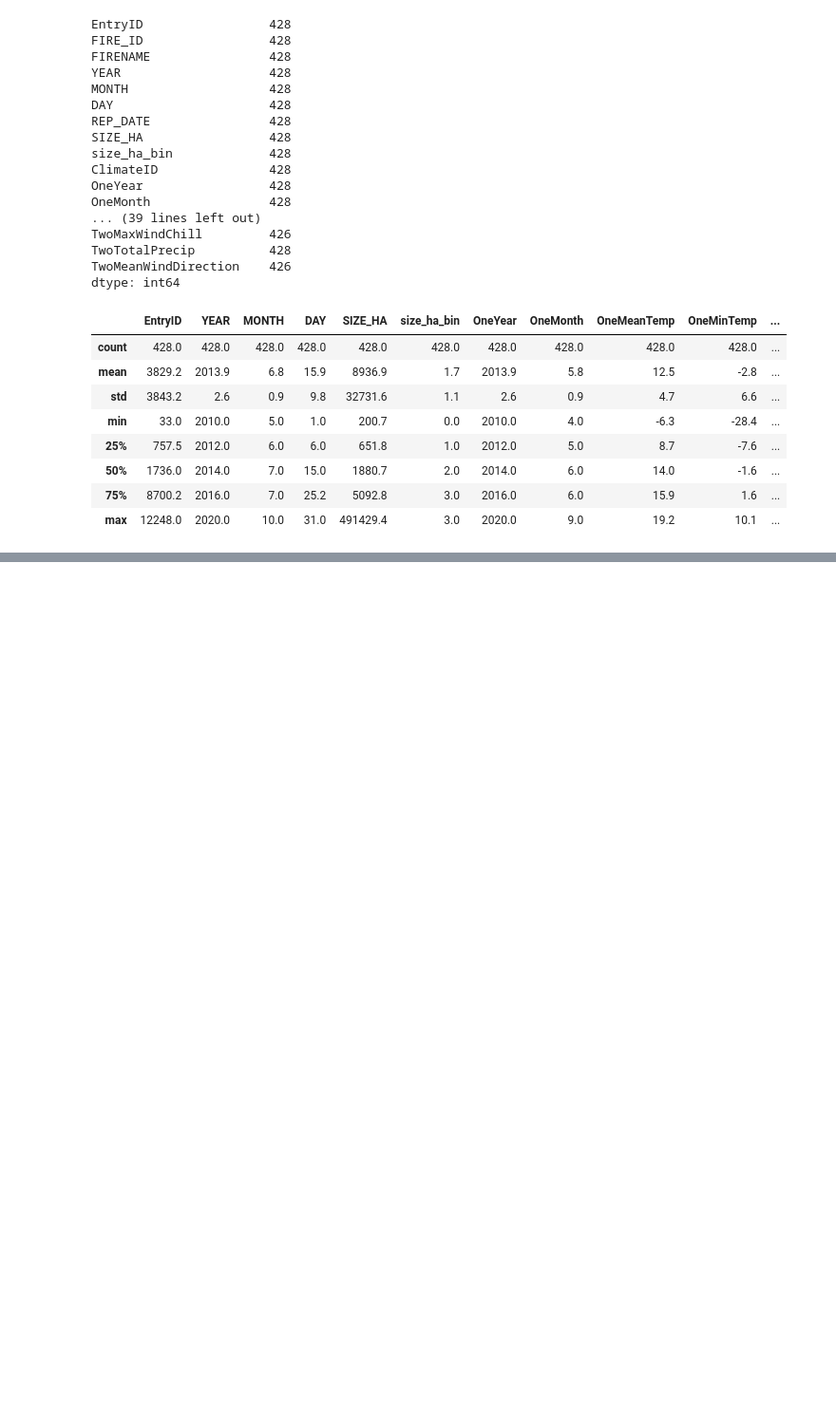
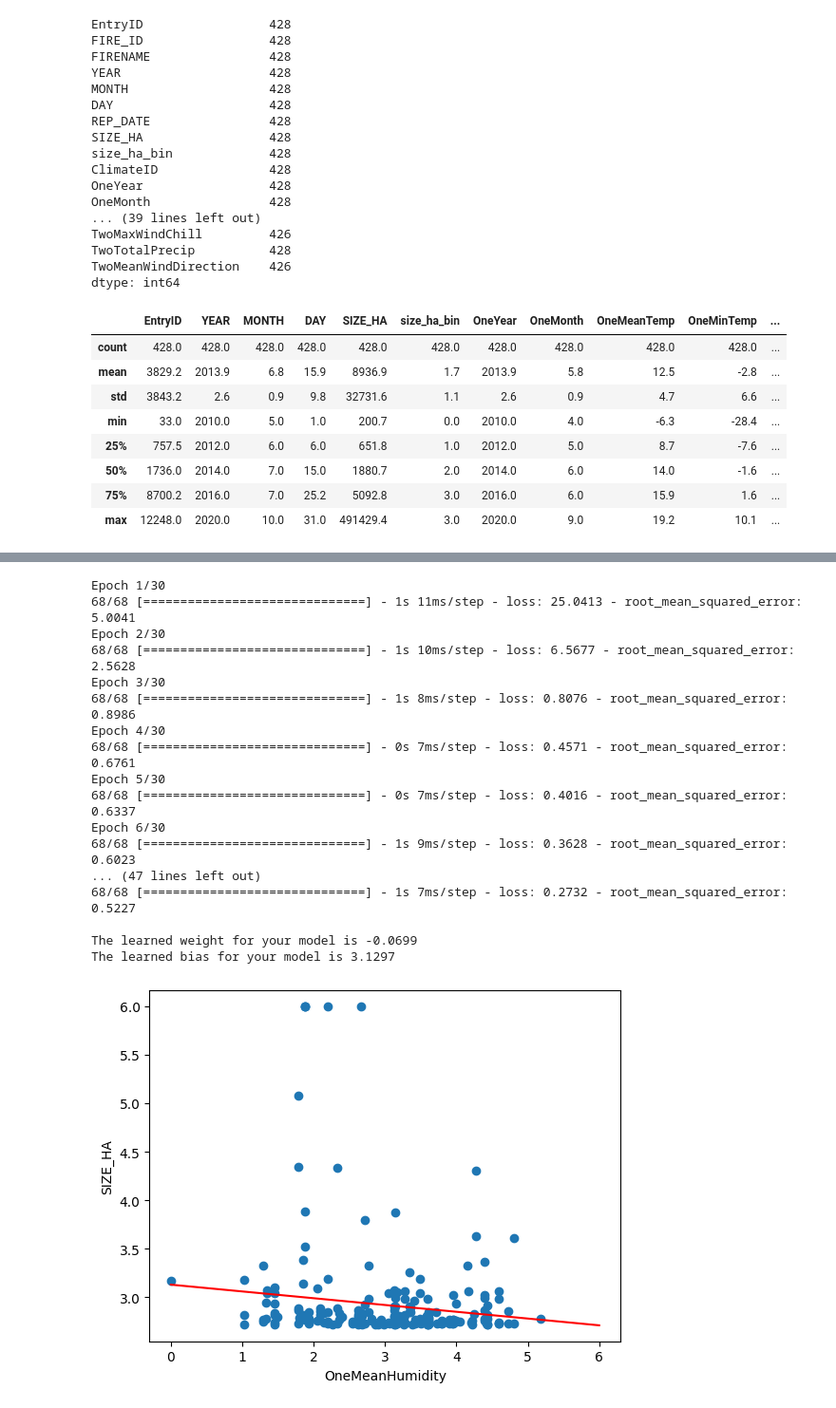
Before and after one commit to NouranEmad16/MLweatherForestFire, a Jupyter notebook: Data_step6_FeatureEvaluation.ipynb, the cells around one changed output, grey strips where cells are left out. Shown at 95% size. Saved outputs shown, nothing was run; the diff lists cells and outputs as text; code cells hidden in the pictures; blank space fills up the shorter version.

```diff
--- a/Data_step6_FeatureEvaluation.ipynb
+++ b/Data_step6_FeatureEvaluation.ipynb
@@ -74,0 +456,46 @@ dfEval.describe()
+# %%
+# The following variables are the hyperparameters.
+learning_rate = 0.01
+epochs = 30
+batch_size = 5
+
+# Specify the feature and the label.
+my_feature = "OneMeanHumidity"  # the total number of rooms on a specific city block.
+my_label="SIZE_HA" # the median value of a house on a specific city block.
+#my_label="size_ha_bin"
+# That is, you're going to create a model that predicts house value based
+# solely on total_rooms.
+
+# Discard any pre-existing version of the model.
+my_model = None
+
+# Invoke the functions.
+my_model = build_model(learning_rate)
+weight, bias, epochs, rmse = train_model(my_model, dfTrainScaled,
+                                         my_feature, my_label,
+                                         epochs, batch_size)
+
+print("\nThe learned weight for your model is %.4f" % weight)
+print("The learned bias for your model is %.4f\n" % bias )
+
+plot_the_model(weight, bias, my_feature, my_label)
+plot_the_loss_curve(epochs, rmse)
+# %% [output]
+Epoch 1/30
+68/68 [==============================] - 1s 11ms/step - loss: 25.0413 - root_mean_squared_error: 5.0041
+Epoch 2/30
+68/68 [==============================] - 1s 10ms/step - loss: 6.5677 - root_mean_squared_error: 2.5628
+Epoch 3/30
+68/68 [==============================] - 1s 8ms/step - loss: 0.8076 - root_mean_squared_error: 0.8986
+Epoch 4/30
+68/68 [==============================] - 0s 7ms/step - loss: 0.4571 - root_mean_squared_error: 0.6761
+Epoch 5/30
+68/68 [==============================] - 0s 7ms/step - loss: 0.4016 - root_mean_squared_error: 0.6337
+Epoch 6/30
+68/68 [==============================] - 1s 9ms/step - loss: 0.3628 - root_mean_squared_error: 0.6023
+... (47 lines left out)
+68/68 [==============================] - 1s 7ms/step - loss: 0.2732 - root_mean_squared_error: 0.5227
+
+The learned weight for your model is -0.0699
+The learned bias for your model is 3.1297
+[figure, added]
```
Also changed, not shown: parts of 34 cells of this notebook, 2 other files.
